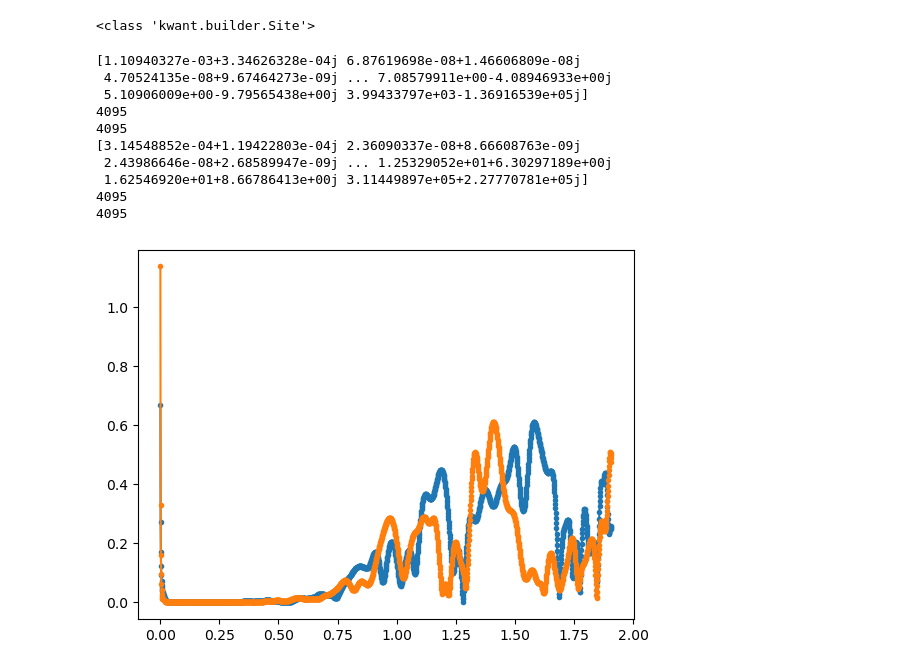
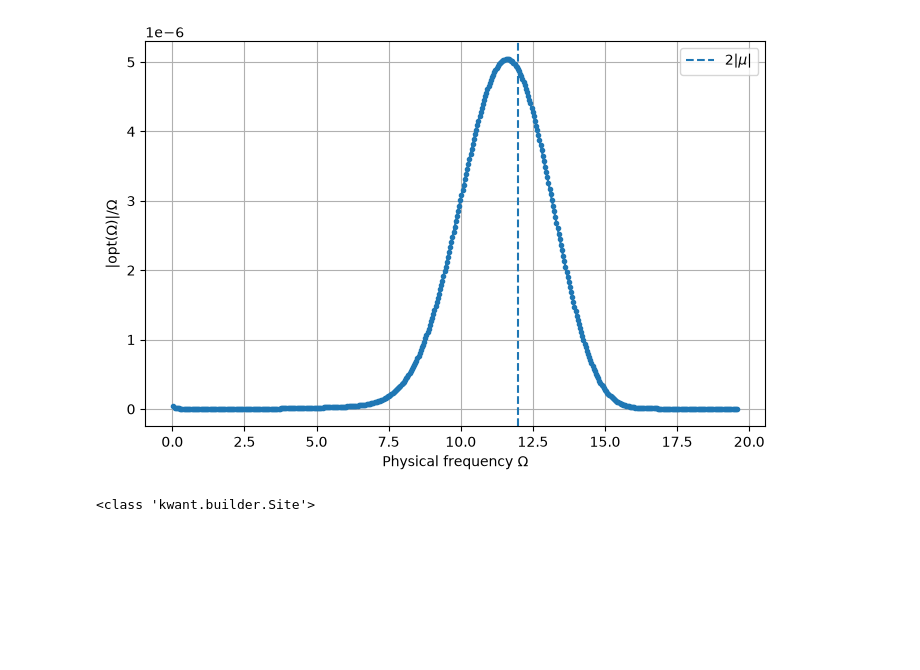
Before and after one commit to ImDabAss28/Optical-disorder-effects, a Jupyter notebook: KPM.ipynb, the cells around one changed output. Cells and saved outputs as stored; diff of their text form; code cells hidden in the pictures; blank space fills up the shorter version.

```diff
--- a/KPM.ipynb
+++ b/KPM.ipynb
@@ -216,3 +333,35 @@ sigma_z = np.array([[1, 0], [0, -1]])
+# %%
+R_avg = 500
+
+Emax = Emax_1
+
+Emin = Emin_1
+
+a = (Emax - Emin) / (2 - 1 / R_avg)
+
+w_scaled = w
+
+w_physical = a * w_scaled
+
+
+
+mask = w_physical > 1e-12
+
+plt.figure(figsize=(8, 5))
+plt.plot(
+    w_physical[mask],
+    np.abs(opt[mask]) / w_physical[mask],
+    ".-"
+)
+
+plt.axvline(2 * abs(mu), linestyle="--", label=r"$2|\mu|$")
+plt.xlabel(r"Physical frequency $\Omega$")
+plt.ylabel(r"$|\mathrm{opt}(\Omega)|/\Omega$")
+plt.grid()
+plt.legend()
+plt.show()
+# %% [output]
+[figure, added]
 # %%
 dE_ = []
 x_ = []
@@ -278,46 +430,2 @@ opt = kernel_polynomial_2_optical(H_total, syst, V, n = 100, norbs = 2, R = 1000
 # %% [output]
 <class 'kwant.builder.Site'>
-# %%
-
-print(opt_0)
-print(len(opt_0))
-w= np.linspace((-2 + 1e-12), 2 - 1e-12, len(opt_0))
-
-opt_w = np.abs(opt_0)/ w
-
-print(len(opt_w))
-
-mask = np.ones_like(opt_0).astype(bool)
-mask[4000:] = 0
-mask[0:2048] = 0
-
-plt.plot(w[mask], opt_w[mask], ".-")
-plt.grid()
-
-
-print(opt)
-print(len(opt))
-w= np.linspace((-2 + 1e-12), 2 - 1e-12, len(opt))
-
-opt_w2 = np.abs(opt)/ w
-
-print(len(opt_w2))
-
-mask = np.ones_like(opt).astype(bool)
-mask[4000:] = 0
-mask[0:2048] = 0
-
-plt.plot(w[mask], opt_w2[mask], ".-")
-plt.grid()
-# %% [output]
-[1.10940327e-03+3.34626328e-04j 6.87619698e-08+1.46606809e-08j
- 4.70524135e-08+9.67464273e-09j ... 7.08579911e+00-4.08946933e+00j
- 5.10906009e+00-9.79565438e+00j 3.99433797e+03-1.36916539e+05j]
-4095
-4095
-[3.14548852e-04+1.19422803e-04j 2.36090337e-08+8.66608763e-09j
- 2.43986646e-08+2.68589947e-09j ... 1.25329052e+01+6.30297189e+00j
- 1.62546920e+01+8.66786413e+00j 3.11449897e+05+2.27770781e+05j]
-4095
-4095
-[figure, removed]
```
Also changed, not shown: parts of 6 cells of this notebook.
